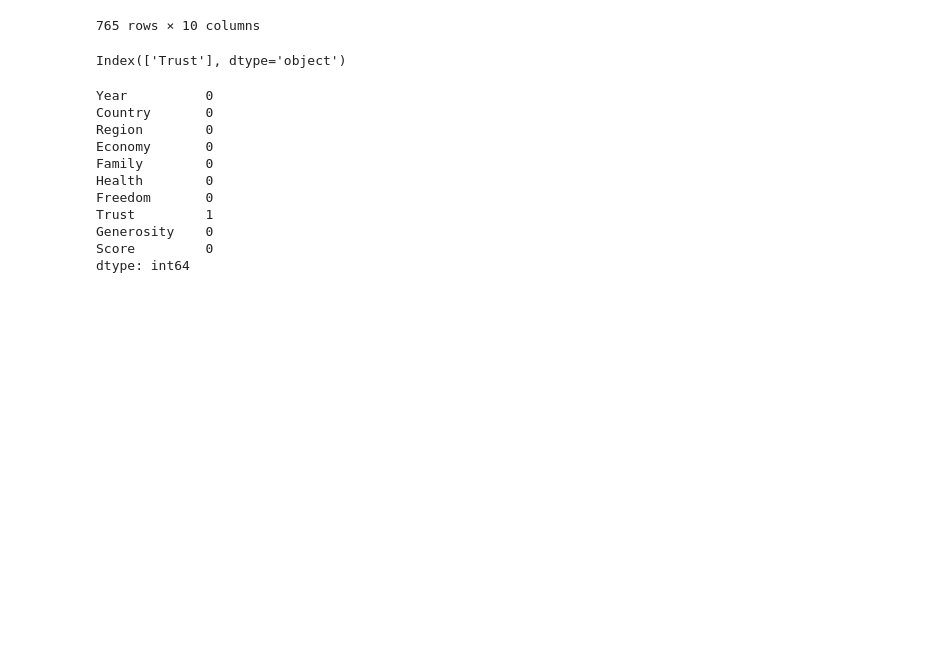
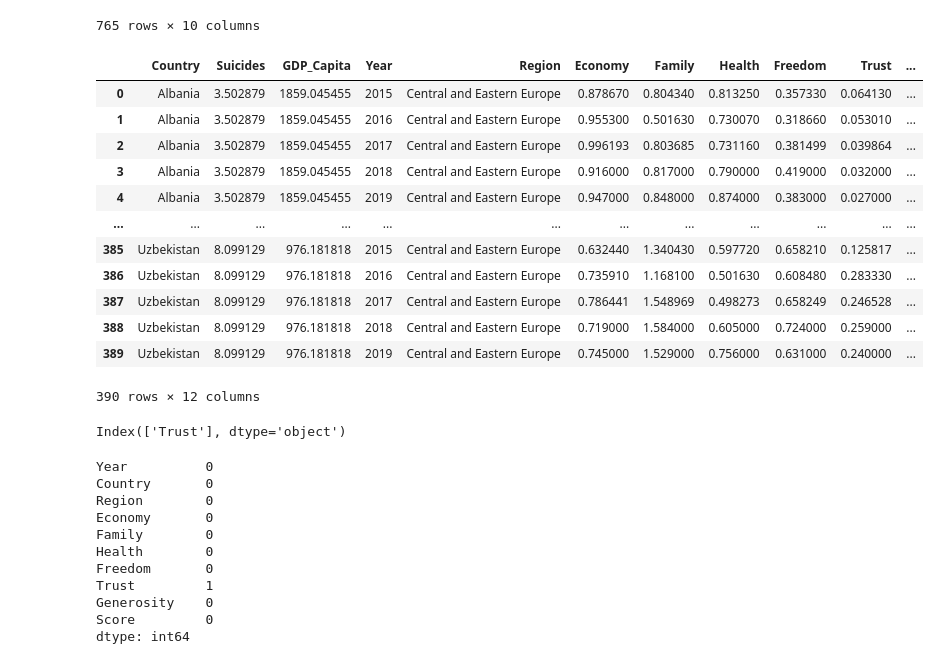
Before and after one commit to dianaxime/DM_Proyecto, a Jupyter notebook: Modelo.ipynb, the cells around one changed output. Drawn from its saved outputs; the diff is of its cells as text; code cells hidden in the pictures; blank space fills up the shorter version.

```diff
--- a/Modelo.ipynb
+++ b/Modelo.ipynb
@@ -33,3 +34,12 @@ df_suicide
 | 27818 | Uzbekistan | 2014 | female | 5-14 years | 44 | 2631600 | 1.67 | 63,067,077,179 | ... |
 | 27819 | Uzbekistan | 2014 | female | 55-74 years | 21 | 1438935 | 1.46 | 63,067,077,179 | ... |
 27820 rows × 10 columns
+# %%
+df_suicide.rename(columns={
+    'suicides/100k pop': 'Suicides',
+    'country': 'Country',
+    'year': 'Year',
+    ' gdp_for_year ($) ': 'GDP_Year',
+    'gdp_per_capita ($)': 'GDP_Capita'},
+    inplace=True)
+df_suicide
@@ -35,0 +60,7 @@ df_suicide
+# %%
+country_rate = df_suicide.groupby('Country').Suicides.mean().reset_index()
+# %%
+country_gdp_cap = df_suicide.groupby('Country').GDP_Capita.mean().reset_index()
+# %%
+new_suicide = pd.merge(country_rate, country_gdp_cap, on='Country')
+new_suicide
@@ -74,6 +119,23 @@ df_happiness
 | 763 | 2019 | Afghanistan | Southern Asia | 0.35000 | 0.51700 | 0.36100 | 0.00000 | 0.02500 | 0.15800 | 3.203 |
 | 764 | 2019 | Central African Republic | Sub-Saharan Africa | 0.02600 | 0.00000 | 0.10500 | 0.22500 | 0.03500 | 0.23500 | 3.083 |
 765 rows × 10 columns
+# %%
+df_final = pd.merge(new_suicide, df_happiness, on='Country')
+df_final
+# %% [output]
+|  | Country | Suicides | GDP_Capita | Year | Region | Economy | Family | Health | Freedom | Trust | ... |
+| 0 | Albania | 3.502879 | 1859.045455 | 2015 | Central and Eastern Europe | 0.878670 | 0.804340 | 0.813250 | 0.357330 | 0.064130 | ... |
+| 1 | Albania | 3.502879 | 1859.045455 | 2016 | Central and Eastern Europe | 0.955300 | 0.501630 | 0.730070 | 0.318660 | 0.053010 | ... |
+| 2 | Albania | 3.502879 | 1859.045455 | 2017 | Central and Eastern Europe | 0.996193 | 0.803685 | 0.731160 | 0.381499 | 0.039864 | ... |
+| 3 | Albania | 3.502879 | 1859.045455 | 2018 | Central and Eastern Europe | 0.916000 | 0.817000 | 0.790000 | 0.419000 | 0.032000 | ... |
+| 4 | Albania | 3.502879 | 1859.045455 | 2019 | Central and Eastern Europe | 0.947000 | 0.848000 | 0.874000 | 0.383000 | 0.027000 | ... |
+| ... | ... | ... | ... | ... | ... | ... | ... | ... | ... | ... | ... |
+| 385 | Uzbekistan | 8.099129 | 976.181818 | 2015 | Central and Eastern Europe | 0.632440 | 1.340430 | 0.597720 | 0.658210 | 0.125817 | ... |
+| 386 | Uzbekistan | 8.099129 | 976.181818 | 2016 | Central and Eastern Europe | 0.735910 | 1.168100 | 0.501630 | 0.608480 | 0.283330 | ... |
+| 387 | Uzbekistan | 8.099129 | 976.181818 | 2017 | Central and Eastern Europe | 0.786441 | 1.548969 | 0.498273 | 0.658249 | 0.246528 | ... |
+| 388 | Uzbekistan | 8.099129 | 976.181818 | 2018 | Central and Eastern Europe | 0.719000 | 1.584000 | 0.605000 | 0.724000 | 0.259000 | ... |
+| 389 | Uzbekistan | 8.099129 | 976.181818 | 2019 | Central and Eastern Europe | 0.745000 | 1.529000 | 0.756000 | 0.631000 | 0.240000 | ... |
+390 rows × 12 columns
 # %%
 df_happiness.columns[df_happiness.isnull().any()]
 # %% [output]
```
Also changed, not shown: parts of 3 cells of this notebook.
